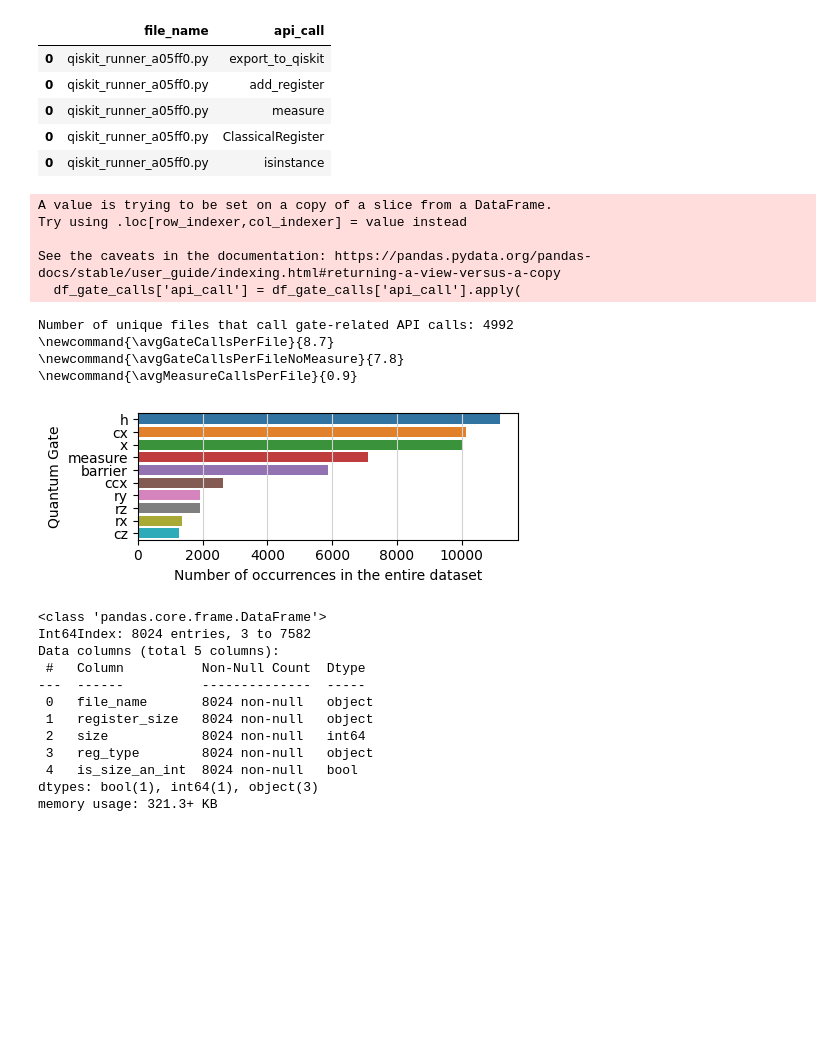
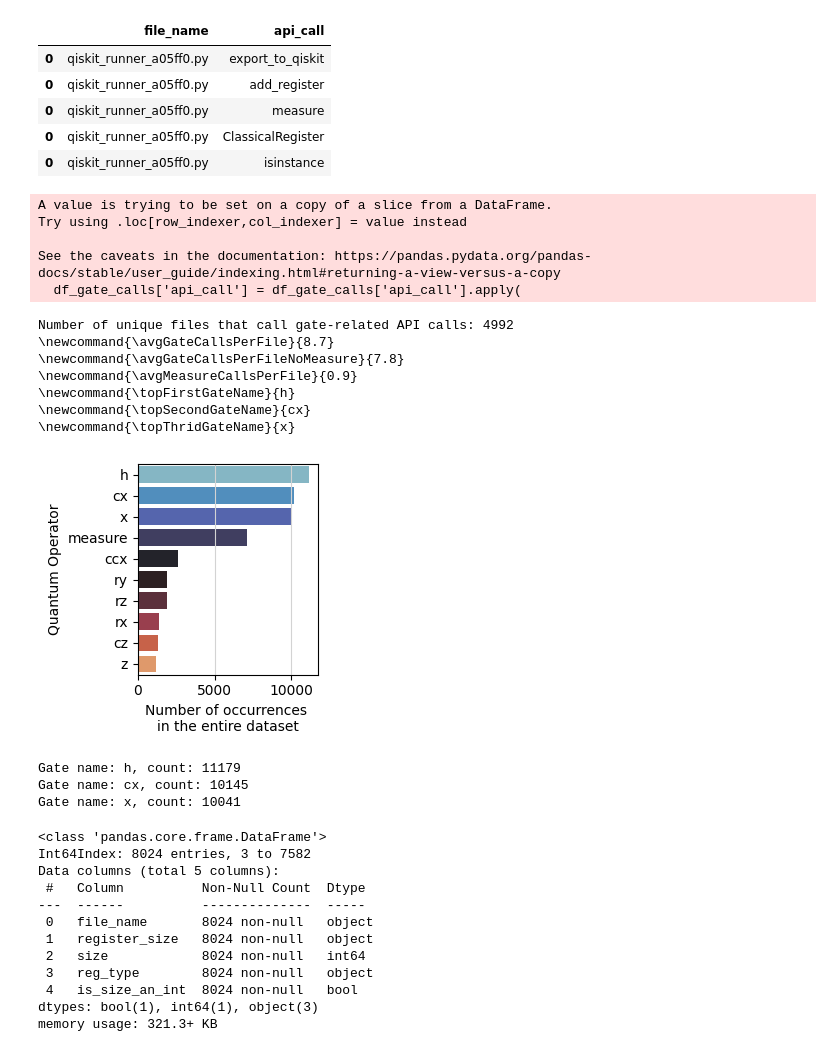
Before and after one commit to sola-st/LintQ, a Jupyter notebook: notebooks/13_EDA_Dataset_LintQ.ipynb, the cells around one changed output. Cells and saved outputs as stored; diff of their text form; code cells hidden in the pictures; blank space fills up the shorter version.

Commit message:
feat: pylint + analysis ipynb

```diff
--- a/notebooks/13_EDA_Dataset_LintQ.ipynb
+++ b/notebooks/13_EDA_Dataset_LintQ.ipynb
@@ -10,7 +10,9 @@ from rdlib import *  # this imports the base libraries
 PATH_DIR_FILES = '../data/datasets/exp_v08/intermediate_results/exclude_platform_code/files'
 MAGIC_STRING = 'MAGIC_STRING_LINTQ_123456'
 
-DIR_OUTPUT_IMAGES = '../data/paper_images'
+PATH_LINTQ_CIRCUIT_SIZE = "../data/analysis_results/exp_v08/codeql_2023-09-22_18-22-09_metrics/data.csv"
+
+DIR_OUTPUT_IMAGES = 'paper_figures'
 # %%
 import os
 
@@ -367,39 +427,83 @@ print("\\newcommand{\\avgGateCallsPerFile}{" + f"{n_gate_calls_per_file:.1f}" +
 df_tmp = df_gate_calls[df_gate_calls['api_call'] != 'measure']
 n_gate_api_calls_no_measure = df_tmp.shape[0]
 n_gate_calls_per_file_no_measure = n_gate_api_calls_no_measure / N_FILES_IN_DATASET
 print("\\newcommand{\\avgGateCallsPerFileNoMeasure}{" + f"{n_gate_calls_per_file_no_measure:.1f}" + "}")
 
 # consider only measure
 df_measure_call_only = df_gate_calls[df_gate_calls['api_call'] == 'measure']
 n_measure_api_calls = df_measure_call_only.shape[0]
 n_measure_calls_per_file = n_measure_api_calls / N_FILES_IN_DATASET
 print("\\newcommand{\\avgMeasureCallsPerFile}{" + f"{n_measure_calls_per_file:.1f}" + "}")
 
-fig, ax = plt.subplots(figsize=(5, 2))
+# remove barrier
+df_gate_calls_no_barrier = df_gate_calls[df_gate_calls['api_call'] != 'barrier']
+
+fig, ax = plt.subplots(figsize=(3, 3))
 sns.countplot(
-    data=df_gate_calls,
+    data=df_gate_calls_no_barrier,
     y='api_call',
-    order=df_gate_calls['api_call'].value_counts().iloc[:top_k].index,
+    order=df_gate_calls_no_barrier['api_call'].value_counts().iloc[:top_k].index,
+    palette="icefire",
     ax=ax
 )
-ax.set_xlabel('Number of occurrences in the entire dataset')
-ax.set_ylabel('Quantum Gate')
+ax.set_xlabel('Number of occurrences \nin the entire dataset')
+ax.set_ylabel('Quantum Operator')
 ax.grid(axis='x', color='lightgray')
 plt.tight_layout()
 df_gate_calls.head()
 
 fig.savefig(os.path.join(DIR_OUTPUT_IMAGES, 'gate_calls.pdf'), bbox_inches='tight')
+
+# print top 3 names of gate with new command
+top_k = 3
+top_k = 3
+
+# Get the counts of each gate name
+gate_counts = df_gate_calls_no_barrier['api_call'].value_counts()
+
+map_latex_index = {
+    1: "First",
+    2: "Second",
+    3: "Thrid"
+}
+
+# Print the top k gate names and their counts
+for i in range(top_k):
+    gate_name = gate_counts.index[i]
+    count = gate_counts[i]
+    # map 1 -> first, 2 -> second, 3 -> thrird
+
+    latex_index = map_latex_index[i + 1]
+    print("\\newcommand{\\top" + latex_index + "GateName}{" + gate_name + "}")
 # %% [output]
 A value is trying to be set on a copy of a slice from a DataFrame.
 Try using .loc[row_indexer,col_indexer] = value instead
 
 See the caveats in the documentation: https://pandas.pydata.org/pandas-docs/stable/user_guide/indexing.html#returning-a-view-versus-a-copy
   df_gate_calls['api_call'] = df_gate_calls['api_call'].apply(
 Number of unique files that call gate-related API calls: 4992
 \newcommand{\avgGateCallsPerFile}{8.7}
 \newcommand{\avgGateCallsPerFileNoMeasure}{7.8}
 \newcommand{\avgMeasureCallsPerFile}{0.9}
+\newcommand{\topFirstGateName}{h}
+\newcommand{\topSecondGateName}{cx}
+\newcommand{\topThridGateName}{x}
-[figure, old version]
+[figure, new version]
+# %%
+top_k = 3
+
+# Get the counts of each gate name
+gate_counts = df_gate_calls['api_call'].value_counts()
+
+# Print the top k gate names and their counts
+for i in range(top_k):
+    gate_name = gate_counts.index[i]
+    count = gate_counts[i]
+    print(f"Gate name: {gate_name}, count: {count}")
+# %% [output]
+Gate name: h, count: 11179
+Gate name: cx, count: 10145
+Gate name: x, count: 10041
 # %%
 import seaborn as sns
 import matplotlib.pyplot as plt
```
Also changed, not shown: parts of 5 cells of this notebook, 28 other files.
